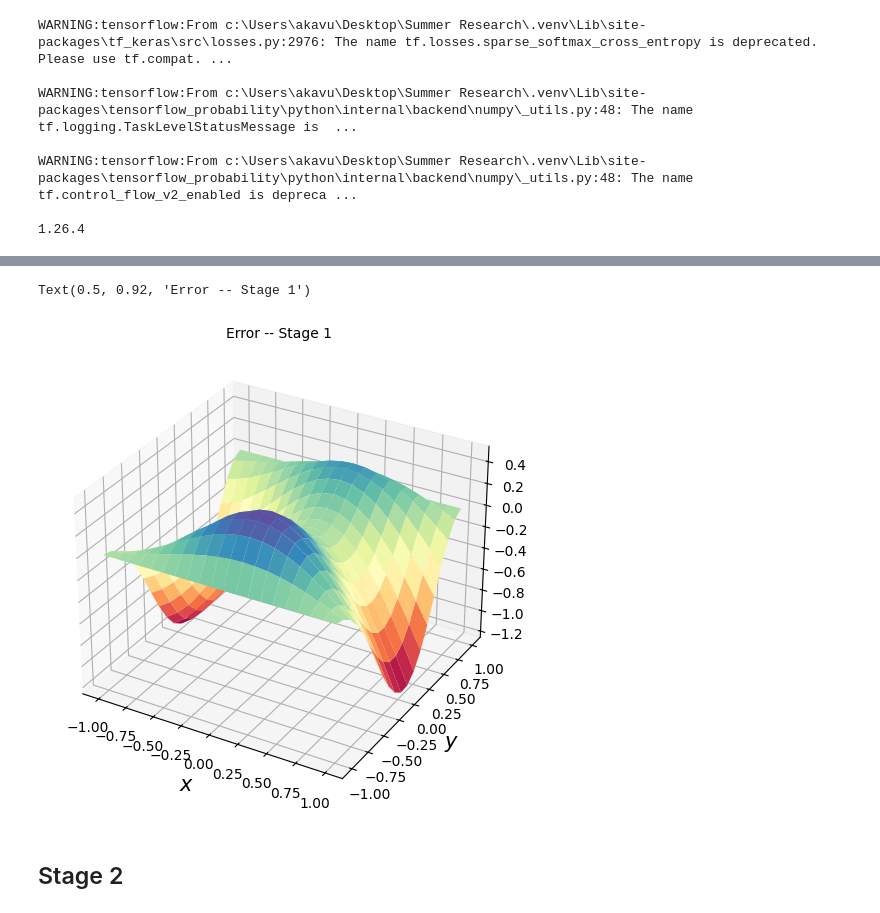
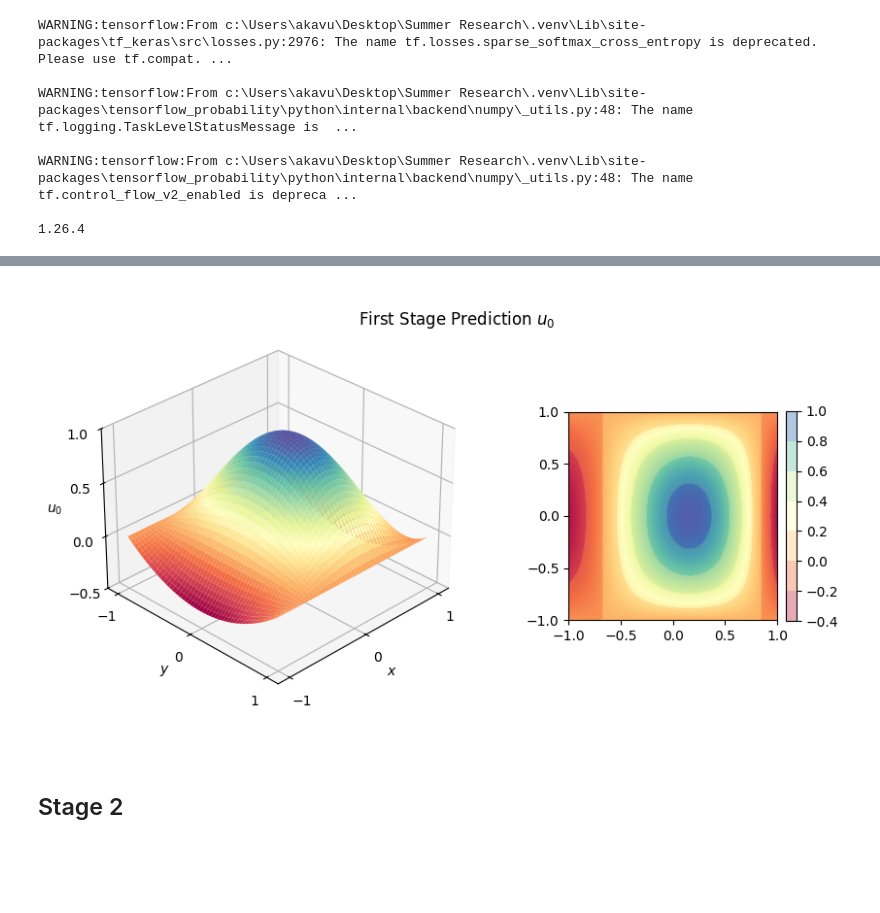
Before and after one commit to akavuturu/MultistageNN, a Jupyter notebook: Regression/MultiStageRegNN_ND.ipynb, the cells around one changed output, grey strips where cells are left out. Saved outputs shown, nothing was run; the diff lists cells and outputs as text; code cells hidden in the pictures; blank space fills up the shorter version.

```diff
--- a/Regression/MultiStageRegNN_ND.ipynb
+++ b/Regression/MultiStageRegNN_ND.ipynb
@@ -396,12 +370,13 @@ Magnitude: 0.21763761136991494
 Train a neural network to learn the error of stage 1
 '''
 # acts = 0 indicates selecting tanh as the activation function
-layers = [2, 20, 20, 20, 1]
-kappa0 =  2 * np.pi * dominant_freq if dominant_freq else 1
-model_0 = PhysicsInformedNN(t_train, x_train, layers, kappa0, lt, ut, acts=0)
+layers = [2, 30, 30, 30, 30, 1]
+# kappa0 =  [1, 1]
+kappa0 = 1
+model_0 = PhysicsInformedNN(t_train, x_train, layers, kappa0, lt, ut, acts=1)
 # start the first stage training
-model_0.train(3000, 1)     # mode 1 use Adam
-model_0.train(10000, 2)    # mode 2 use L-bfgs
+model_0.train(5000, 1)     # mode 1 use Adam
+model_0.train(20000, 2)    # mode 2 use L-bfgs
 x_pred = model_0.predict(t_eval)
 
 error_x = np.linalg.norm(x_eval-x_pred, 2)/np.linalg.norm(x_eval, 2)
@@ -426,20 +392,38 @@ xmax = x_eval.numpy().max()
+# %%
+x_pred_plt = x_pred.numpy().reshape(N_eval, N_eval)
+
+fig = plt.figure(figsize=(10,6), layout='constrained')
+fig.suptitle(r'First Stage Prediction $u_0$', x=0.55, y=0.85)
+gs = gridspec.GridSpec(1, 2, width_ratios=[2, 1])
+ax = plt.subplot(gs[0], projection='3d')
+ax.plot_surface(xx_eval, yy_eval, x_pred_plt, cmap=cm.Spectral)
+ax.set_xticks([-1, 0, 1])
+ax.set_yticks([-1, 0, 1])
+ax.set_zticks([-0.5, 0, 0.5, 1])
+ax.invert_xaxis()
+ax.view_init(elev=30, azim=45)
+ax.set_xlabel('$x$')
+ax.set_ylabel('$y$')
+ax.zaxis.set_rotate_label(False)
+ax.set_zlabel('$u_0$', rotation=0)
+ax.set_box_aspect(None, zoom=0.85)
+plt.grid(True)
+
+ax = fig.add_subplot(1, 2, 2)
+ax.imshow(x_pred_plt, extent=[-1, 1, -1, 1], origin='lower', cmap=cm.Spectral)
+ax.set_xticks([-1, -0.5, 0, 0.5, 1])
+ax.set_yticks([-1, -0.5, 0, 0.5, 1])
+contour_filled = plt.contourf(x_pred_plt, extent=[-1, 1, -1, 1], cmap=cm.Spectral, alpha=0.4)
+colorbar = plt.colorbar(contour_filled, fraction=0.046, pad=0.04)
+colorbar.formatter.set_powerlimits((0, 0))
+colorbar.update_ticks()
+# %% [output]
+[figure, added]
 # %%
 # calculate the error for the first stage
 eg_1 = x_train - model_0.predict(t_train)
-eg_1_plot = x_plot - model_0.predict(t_train_plot)
 eps_1 = np.sqrt(1/t_train.shape[0] * sum([i**2 for i in eg_1]))
 eg_1_norm = eg_1 / eps_1
 g = eg_1_norm.numpy().flatten()
-
-plt.figure(figsize=(10, 6))
-ax = plt.axes(projection="3d")
-ax.plot_surface(xx, yy, eg_1_plot, cmap=cm.Spectral)
-# plt.plot(t_train, eg_1, 'b', linewidth = 2, label = 'Error')
-plt.ylabel('$y$', fontsize=15, rotation = 0)
-plt.xlabel('$x$', fontsize=15, rotation = 0)
-plt.title('Error -- Stage 1', fontsize=10)
-# %% [output]
-Text(0.5, 0.92, 'Error -- Stage 1')
-[figure, removed]
 # %% [markdown]
 ## Stage 2
```
Also changed, not shown: parts of 33 cells of this notebook, 12 other files.
